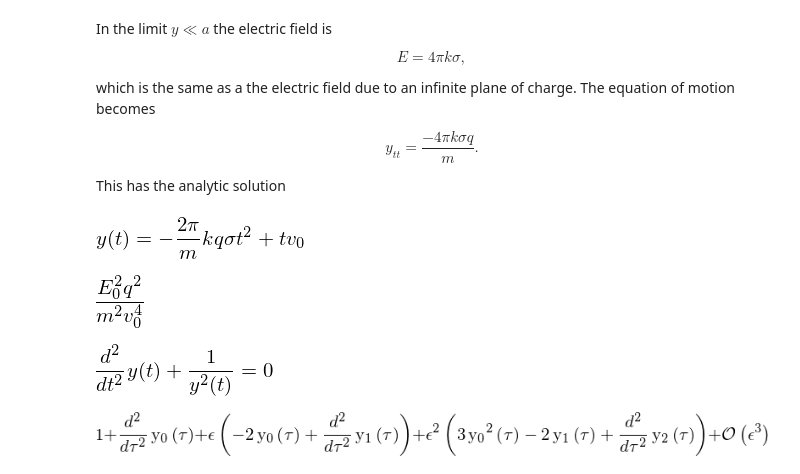
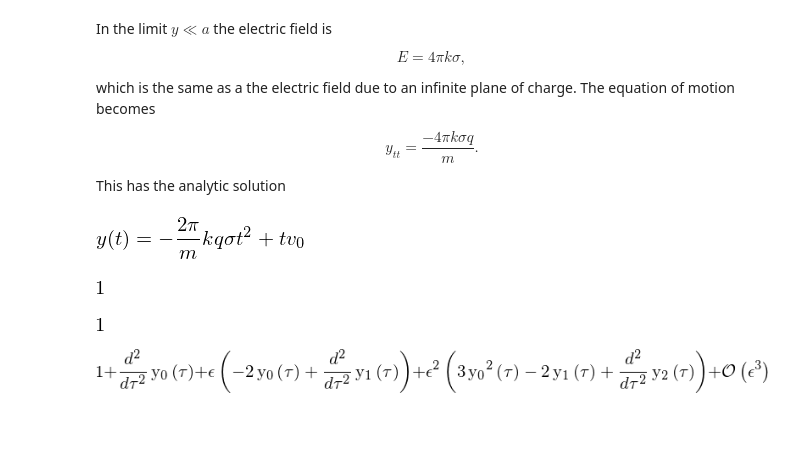
Before and after one commit to 7deeptide/Droplet_electro-bounce, a Jupyter notebook: src/asymptotic.ipynb, the cells around one changed output. Cells and saved outputs as stored; diff of their text form; code cells hidden in the pictures; blank space fills up the shorter version.

Commit message:
changes to plots

```diff
--- a/src/asymptotic.ipynb
+++ b/src/asymptotic.ipynb
@@ -36,27 +36,21 @@ soln
 # %%
 y0, t0, a, E0 = sym.symbols('y0, t0, a, E0')
 y0 = v0**2*m/(q*E0)
 t0 = v0*m/(q*E0)
 parameter = E0*q*t0**2/(m* y0**3)
+parameter = y0*m/(q*E0*t0**2)
 y0, t0
 sym.latex(parameter)
 parameter
 # %% [output]
-[figure, old version]
+[figure, new version]
-# %%
-k, sig, q, t, v0, m = sym.symbols('k, sigma, q, t, v0, m')
-
-y = sym.symbols('y', cls=sym.Function)
-eqn = sym.Eq(y(t).diff(t,t) + 1/y(t)**2)
-#soln = sym.dsolve(eqn, y(t))
-#constants = sym.solve([soln.rhs.subs(t,0) - 0,
-#                      soln.rhs.diff(t).subs(t,0) - v0])
-#C1, C2 = sym.symbols('C1 C2')
-#soln = soln.subs(constants)
-#soln
-eqn
-# %% [output]
-[figure, removed]
+# %%
+y0 = q*E0*a**2/(m*v0**2)
+t0 = q*E0*a**2/(m*v0**3)
+parameter = q*E0*a**2/m*t0**2/y0**3
+parameter
+# %% [output]
+[figure, added]
 # %%
 y, eps, a, b, tau = sym.symbols('y, epsilon, a, b, tau')
 y0 = sym.Function('y0')(tau)
```
Also changed, not shown: parts of 1 cell of this notebook, 9 other files.
